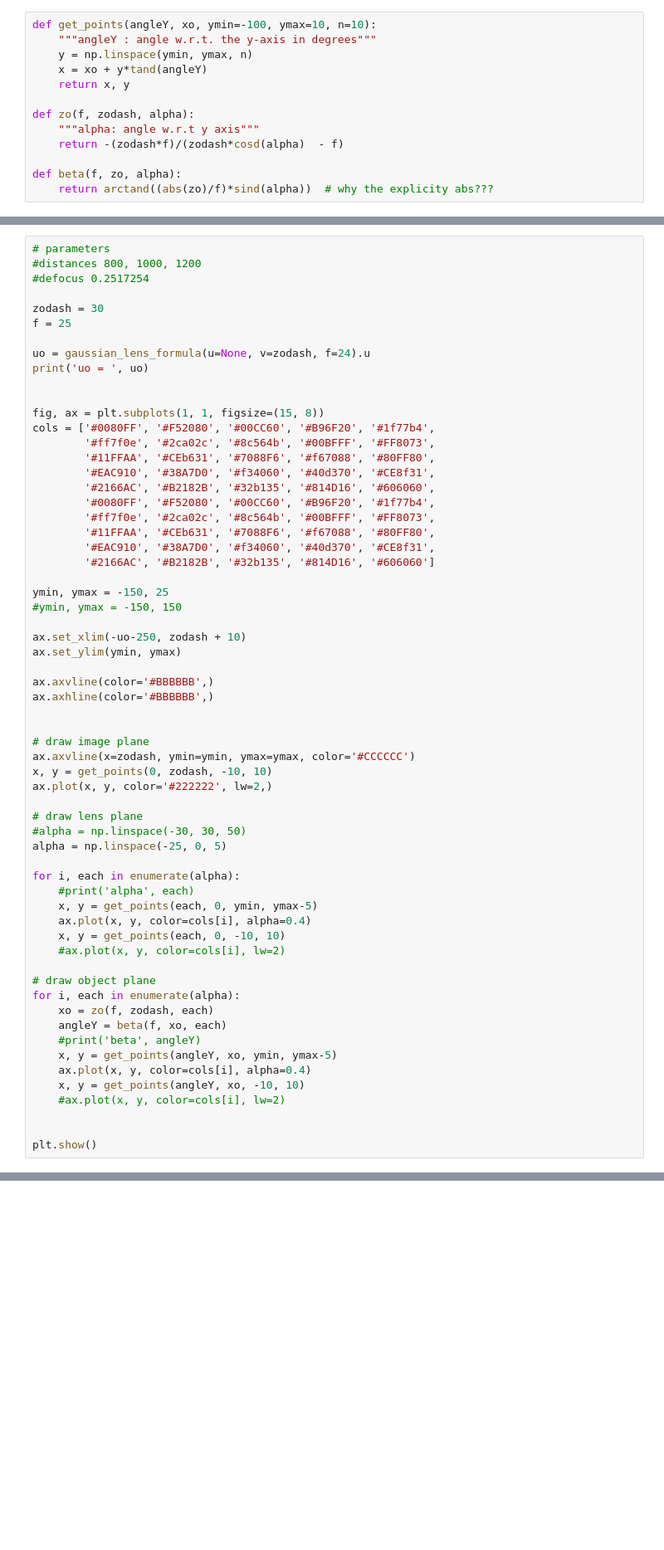
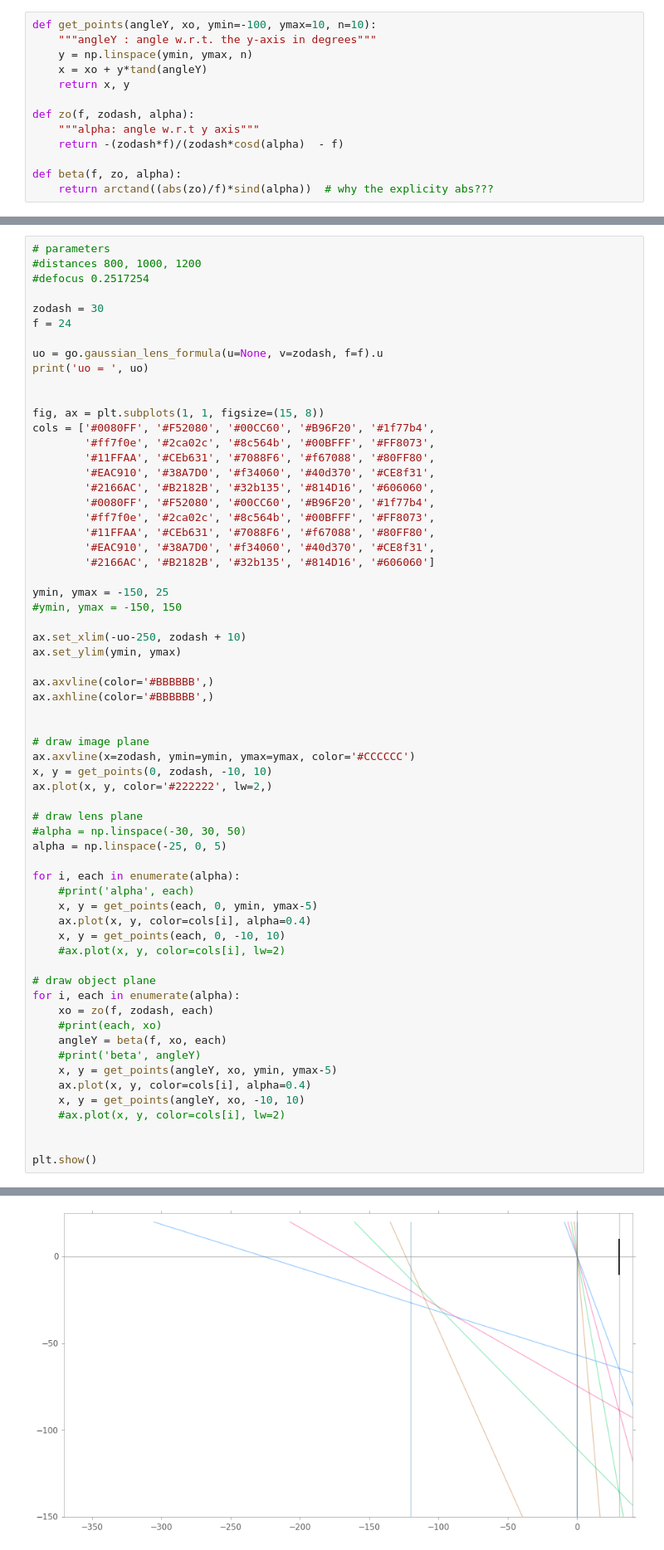
Before and after one commit to indranilsinharoy/phd-artifacts, a Jupyter notebook: chapters/chapter03_geometricmodel/code/PoSFcompare_rigidcam_scheimpflug.ipynb, the cells around one changed output, grey strips where cells are left out. Shown at 83% size. Cells and saved outputs as stored; diff of their text form; blank space fills up the shorter version.

```diff
--- a/chapters/chapter03_geometricmodel/code/PoSFcompare_rigidcam_scheimpflug.ipynb
+++ b/chapters/chapter03_geometricmodel/code/PoSFcompare_rigidcam_scheimpflug.ipynb
@@ -45,9 +45,9 @@ glfParams(u=1000, v=25.641025641025642, f=25)
 #defocus 0.2517254
 
 zodash = 30
-f = 25
+f = 24
 
-uo = gaussian_lens_formula(u=None, v=zodash, f=24).u
+uo = go.gaussian_lens_formula(u=None, v=zodash, f=f).u
 print('uo = ', uo)
 
 
@@ -92,6 +92,7 @@ for i, each in enumerate(alpha):
 # draw object plane
 for i, each in enumerate(alpha):
     xo = zo(f, zodash, each)
+    #print(each, xo)
     angleY = beta(f, xo, each)
     #print('beta', angleY)
     x, y = get_points(angleY, xo, ymin, ymax-5)
@@ -101,3 +102,4 @@ for i, each in enumerate(alpha):
 
 
 plt.show()
+# %% [output]
@@ -103,0 +112 @@ plt.show()
+[figure, added]
```
Also changed, not shown: parts of 5 cells of this notebook.
